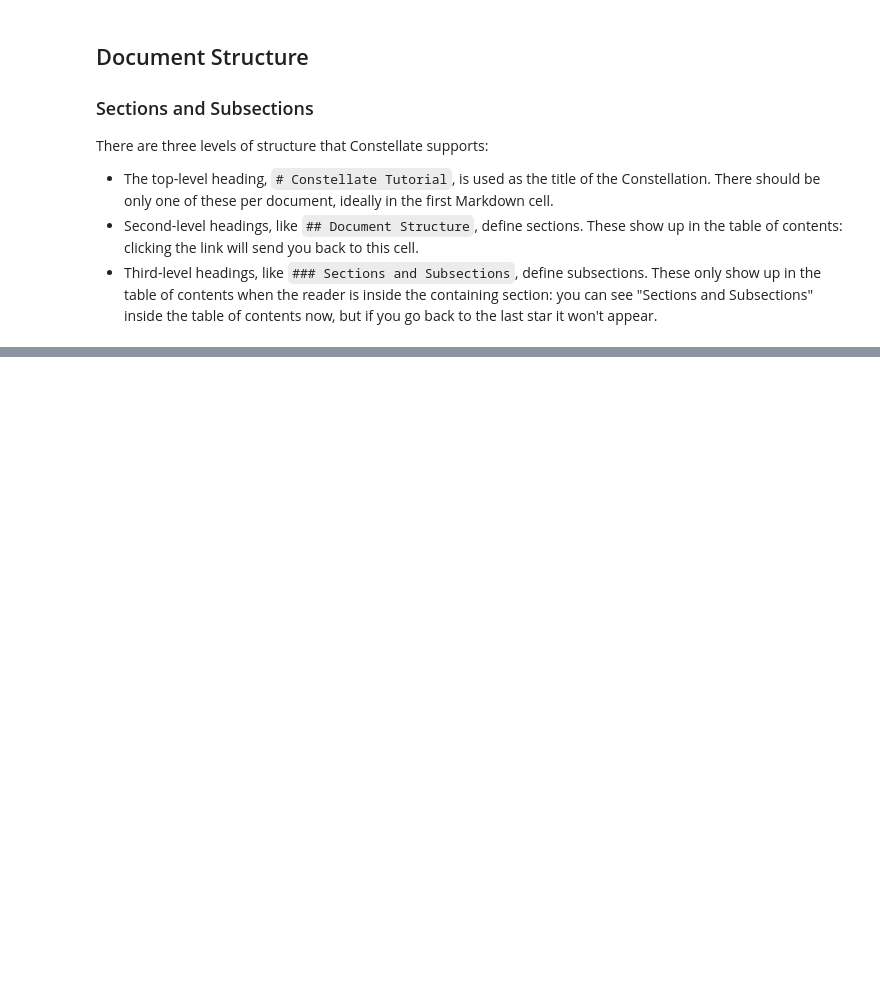
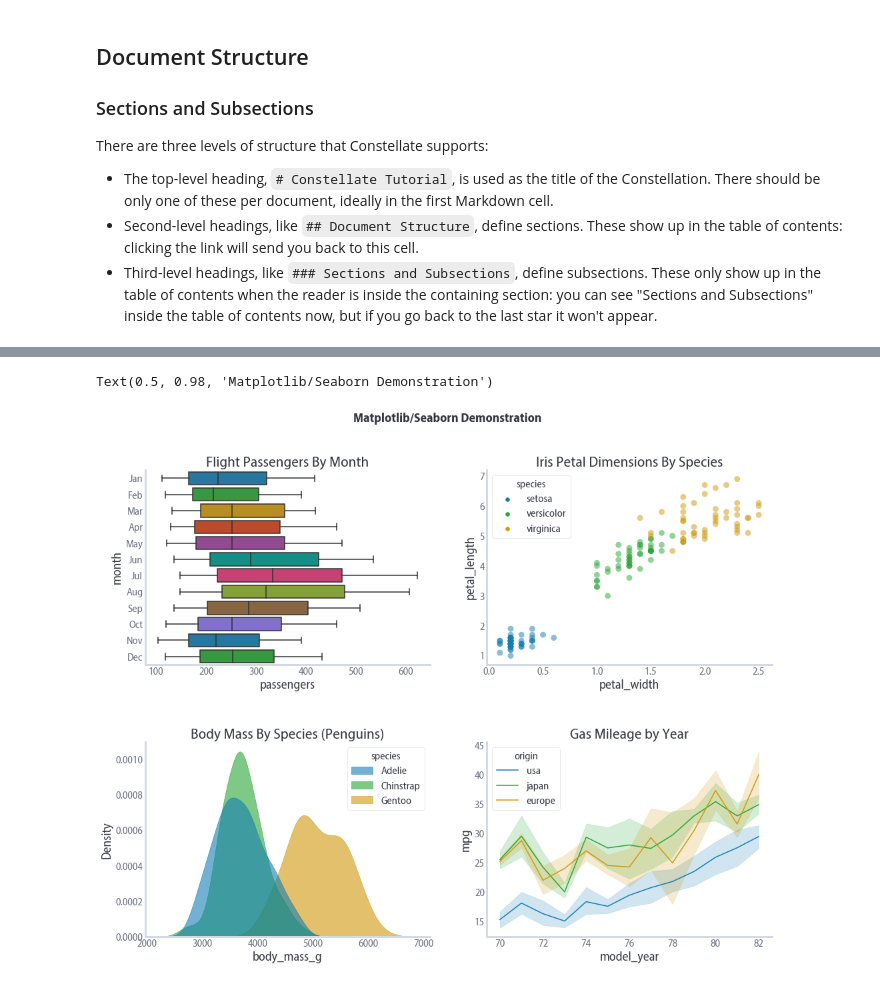
Before and after one commit to constellate-org/constellate, a Jupyter notebook: docs/constellate-tutorial.ipynb, the cells around one changed output, grey strips where cells are left out. Saved outputs shown, nothing was run; the diff lists cells and outputs as text; code cells hidden in the pictures; blank space fills up the shorter version.

```diff
--- a/docs/constellate-tutorial.ipynb
+++ b/docs/constellate-tutorial.ipynb
@@ -177,0 +245,15 @@ There are a couple automated transformations that make writing text easier. The
+# %%
+#constellate: setup_matplotlib
+# This cell will be run before Matplotlib plots are generated.
+
+import numpy as np
+import pandas as pd
+import matplotlib.pyplot as plt
+import seaborn as sns
+import colorcet as cc
+
+# this is basically what gets run before each execution in Constellate, once with IS_DARK True and once False
+IS_DARK = False
+plt.style.use(['rho', 'rho-dark' if IS_DARK else 'rho-light'])
+cs = plt.rcParams['axes.prop_cycle'].by_key()['color']
+(c1, c2, c3, c4, c5, c6, c7, c8, c9, c10) = cs
@@ -177,0 +268,22 @@ There are a couple automated transformations that make writing text easier. The
+# %%
+fig, ((ax1, ax2), (ax3, ax4)) = plt.subplots(2, 2, figsize=(15, 12), gridspec_kw=dict(hspace=0.4, wspace=0.2))
+flights = sns.load_dataset('flights')
+sns.boxplot(data=flights, x='passengers', y='month', orient='h', ax=ax1, palette=cs)
+ax1.set_title('Flight Passengers By Month')
+
+iris = sns.load_dataset('iris')
+sns.scatterplot(data=iris, x='petal_width', y='petal_length', hue='species', legend=True, ax=ax2, edgecolor='none', alpha=0.5, s=80)
+ax2.set_title('Iris Petal Dimensions By Species')
+
+penguins = sns.load_dataset('penguins')
+sns.kdeplot(data=penguins, hue='species', x='body_mass_g', fill=True, common_norm=False, ax=ax3, alpha=0.6)
+ax3.set_title('Body Mass By Species (Penguins)')
+
+mpg = sns.load_dataset('mpg')
+sns.lineplot(data=mpg, x='model_year', y='mpg', hue='origin', ax=ax4)
+ax4.set_title('Gas Mileage by Year')
+
+fig.suptitle('Matplotlib/Seaborn Demonstration')
+# %% [output]
+Text(0.5, 0.98, 'Matplotlib/Seaborn Demonstration')
+[figure, added]
```
Also changed, not shown: parts of 15 cells of this notebook, 3 other files.
